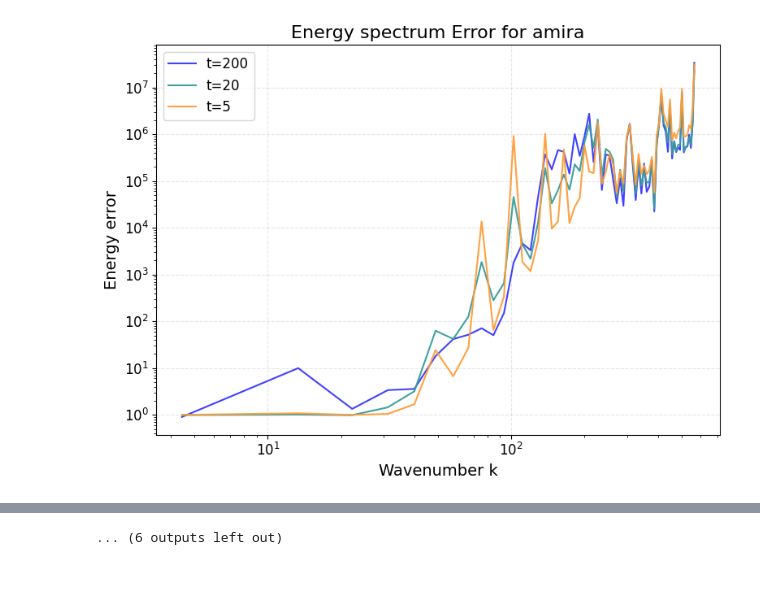
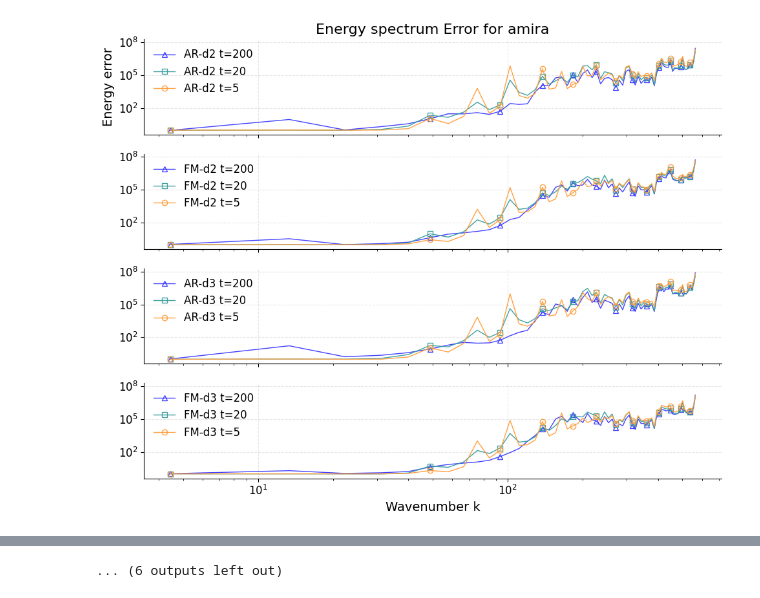
Before and after one commit to tpharmsen/FluidGPT, a Jupyter notebook: src/scripts/graphGeneration.ipynb, the cells around one changed output, grey strips where cells are left out. Saved outputs shown, nothing was run; the diff lists cells and outputs as text; code cells hidden in the pictures.

```diff
--- a/src/scripts/graphGeneration.ipynb
+++ b/src/scripts/graphGeneration.ipynb
@@ -53,7 +53,6 @@ plt.show()
 plt.close()
 
 datasets_all = ["amira", "pdebench-comp", "pdebench-incomp", "pdegym-gauss", "pdegym-sines", "pdegym-sl", "pdegym-svs", "pdegym-pwc", "pdegym-bb"]
-datasets_all.pop(0)
 print(datasets_all)
 # %% [output]
 [figure]
@@ -259,49 +245,91 @@ for dataset_name in datasets_all:
 # %%
-# loop over dataset
-# loop over E or Z spectra
-# loop over files that belong to that dataset
-base_path = "../../../FluidGPT_validation/temp_data/val-ar-tiny/spectra_error/"
+base_path_ar = "../../../FluidGPT_validation/final_data/MTT/ar-d2-9-last/spectra_error/"
+base_path_ar2 = "../../../FluidGPT_validation/final_data/MTT/ar-d3-6-last/spectra_error/"
+base_path_fm = "../../../FluidGPT_validation/final_data/FM/fm-d3-6/spectra_error/"
+base_path_fm2 = "../../../FluidGPT_validation/final_data/FM/fm-d2-9/spectra_error/"
+error_type = "rae"  # or "rrmse"
 spectrum_actual = ["Energy", "Enstrophy"]
+linestyles = ['-', '--', ':']
+markers = ['o', 's', '^']
 
 
 for dataset_name in datasets_all:
     for spectrum_type, spectrum_name in zip(["E", "Z"], spectrum_actual):
 
         if dataset_name == "amira" or dataset_name == "pdebench-incomp":
             timestep_list = ["=5", "=20", "final"]
             if dataset_name == "amira":
                 timestep_actual = ["5", "20", "200"]
             if dataset_name == "pdebench-incomp":
                 timestep_actual = ["5", "20", "100"]
         else:
             timestep_list = ["=5", "=20"]
             timestep_actual = ["5", "20"]
-        k_filename = f"{base_path}k_steps_{dataset_name}.json"
+        #timestep_list = ["=5", "=20"]
+        #timestep_actual = ["5", "20"]
+        k_filename = f"{base_path_ar}k_steps_{dataset_name}.json"
         #print(k_filename)
         with open(k_filename, "r") as f:
             k_steps = json.load(f)
         #print(f"k_steps length: {len(k_steps)}")
         # create figure
-        fig, ax = plt.subplots()
+        fig, ax = plt.subplots(ncols=1, nrows=4, figsize=(10, 8), sharex=True, sharey=True)
         for c, (t, timestep) in reversed(list(enumerate(zip(timestep_actual, timestep_list)))):
 
-            filename = f"{base_path}{spectrum_type}spec_t{timestep}_{dataset_name}.json"
+            filename_ar = f"{base_path_ar}{spectrum_type}spec_t{timestep}_{dataset_name}.json"
+            filename_fm = f"{base_path_fm}{spectrum_type}spec_t{timestep}_{dataset_name}.json"
+            filename_ar2 = f"{base_path_ar2}{spectrum_type}spec_t{timestep}_{dataset_name}.json"
+            filename_fm2 = f"{base_path_fm2}{spectrum_type}spec_t{timestep}_{dataset_name}.json"
 
-            #print(filename)
-            with open(filename, "r") as f:
-                data = np.array(json.load(f))
-            #print(f"data shape: {data.shape}")
-            avg_data = np.mean(data, axis=1)
-            ax.plot(k_steps, avg_data, label=f't={t}', linewidth=1.5, color=colors[c], alpha=0.95)
+            with open(filename_ar, "r") as f:
+                data_ar = np.array(json.load(f))
+            with open(filename_ar2, "r") as f:
+                data_ar2 = np.array(json.load(f))
+            with open(filename_fm, "r") as f:
+                data_fm = np.array(json.load(f))
+            with open(filename_fm2, "r") as f:
+                data_fm2 = np.array(json.load(f))
+
+            #print(f"Dataset: {dataset_name}, Time step: {t}, FM shape: {data_fm.shape}, AR shape: {data_ar.shape}, FM2 shape: {data_fm2.shape}, AR2 shape: {data_ar2.shape}")
+            #print(f"data_fm shape: {data_fm.shape}, data_ar shape: {data_ar.shape}")
+            avg_fm = np.mean(data_fm, axis=(1,2))
+            avg_fm2 = np.mean(data_fm2, axis=(1,2))
+            avg_ar = np.mean(data_ar, axis=1)
+            avg_ar2 = np.mean(data_ar2, axis=1)
+            #print(avg_ar.shape, avg_fm.shape, avg_ar2.shape, avg_fm2.shape)
+            #print(f"avg_fm shape: {avg_fm.shape}, avg_ar shape: {avg_ar.shape}")
+            q0, q25, q50, q75, q100 = np.quantile(data_fm, [0, 0.25, 0.5, 0.75, 1], axis=(2))
+            q0_2, q25_2, q50_2, q75_2, q100_2 = np.quantile(data_fm2, [0, 0.25, 0.5, 0.75, 1], axis=(2))
+            #compute the mean of the quantiles over axis 1
+            q0 = np.mean(q0, axis=1)
+            q25 = np.mean(q25, axis=1)
+            q50 = np.mean(q50, axis=1)
+            q75 = np.mean(q75, axis=1)
+            q100 = np.mean(q100, axis=1)
+            q0_2 = np.mean(q0_2, axis=1)
+            q25_2 = np.mean(q25_2, axis=1)
+            q50_2 = np.mean(q50_2, axis=1)
+            q75_2 = np.mean(q75_2, axis=1)
+            q100_2 = np.mean(q100_2, axis=1)
+
+            ax[0].plot(k_steps, avg_ar, label=f'AR-d2 t={t}', linewidth=1, color=colors[c], alpha=0.95, marker=markers[c], markevery=5)
+            ax[1].plot(k_steps, avg_fm, label=f'FM-d2 t={t}', linewidth=1, color=colors[c], alpha=0.95, marker=markers[c], markevery=5)
+            #ax[1].fill_between(k_steps, q25, q75, color=colors[1], alpha=0.2, label='IQR FM-d2')
+            ax[2].plot(k_steps, avg_ar2, label=f'AR-d3 t={t}', linewidth=1, color=colors[c], alpha=0.95, marker=markers[c], markevery=5)
+            ax[3].plot(k_steps, avg_fm2, label=f'FM-d3 t={t}', linewidth=1, color=colors[c], alpha=0.95, marker=markers[c], markevery=5)
+            #ax[3].fill_between(k_steps, q25_2, q75_2, color=colors[3], alpha=0.2, label='IQR FM-d3')
         #print()
-        ax.set_xscale('log')
-        ax.set_yscale('log')
-        ax.set_xlabel("Wavenumber k")
-        ax.set_ylabel(f"{spectrum_name} error")
-        ax.set_title(f"{spectrum_name} spectrum Error for {dataset_name}")
-        ax.legend(loc='upper left')
-        ax.minorticks_on()
+        ax[0].set_xscale('log')
+        ax[0].set_yscale('log')
+        ax[3].set_xlabel("Wavenumber k")
+        ax[0].set_ylabel(f"{spectrum_name} error")
+        ax[0].set_title(f"{spectrum_name} spectrum Error for {dataset_name}")
+        for a in ax:
+            a.legend(loc='upper left')
+            a.minorticks_on()
         plt.tight_layout()
+        plt.savefig(f"../../report/figs/results/spectra/spectrum_{spectrum_type}_{dataset_name}.png", dpi=300)
+        #plt.savefig(f"../../../FluidGPT_validation/spectra/spectrum_{spectrum_type}_{dataset_name}.png", dpi=300)
         plt.show()
 # %% [output]
-[figure, old version]
+[figure, new version]
```
Also changed, not shown: parts of 5 cells of this notebook, 28 other files.
